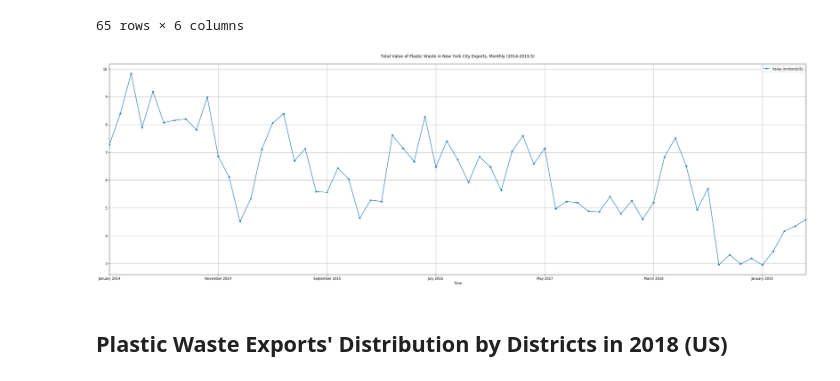
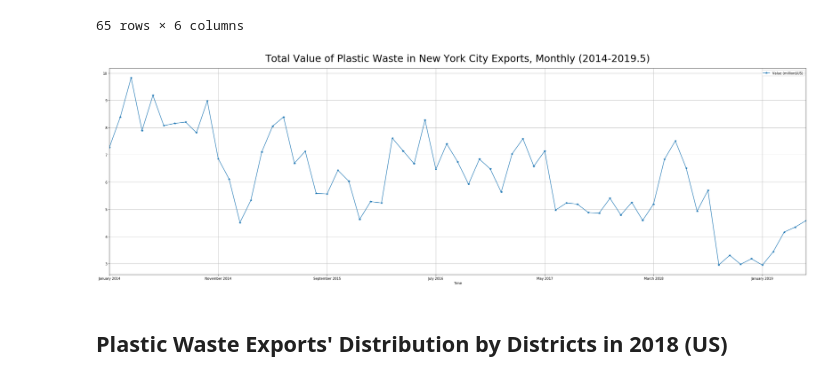
Before and after one commit to dyncdyn/data-studio-projects, a Jupyter notebook: Project1.Trash_Trade/Project1.TrashTrade_Data.ipynb, the cells around one changed output. Cells and saved outputs as stored; diff of their text form; code cells hidden in the pictures.

```diff
--- a/Project1.Trash_Trade/Project1.TrashTrade_Data.ipynb
+++ b/Project1.Trash_Trade/Project1.TrashTrade_Data.ipynb
@@ -165,14 +165,14 @@ df_nyc_m.reset_index().drop(columns ='index')
 # %%
 ax = df_nyc_m.plot(x = 'Time', y = 'Value (million$US)', grid = True, style = '*-', figsize = (30,10))
 # for i,j in df['Value ($US)'].items():
 #      ax.annotate(str(j), xy=(i-1, j-1), size=22)
 # for i,j in df['Value ($US)'].items():
 #     ax.annotate(str(j), xy=(i, j))
-plt.title("Total Value of Plastic Waste in New York City Exports, Monthly (2014-2019.5)", pad = 20)
+plt.title("Total Value of Plastic Waste in New York City Exports, Monthly (2014-2019.5)", fontsize = 30, pad = 20)
 plt.tight_layout()
 plt.savefig('output4.pdf')
 # %% [output]
-[figure, old version]
+[figure, new version]
 # %% [markdown]
 ## Plastic Waste Exports' Distribution by Districts in 2018 (US)
 # %%
```
Also changed, not shown: parts of 11 cells of this notebook.
